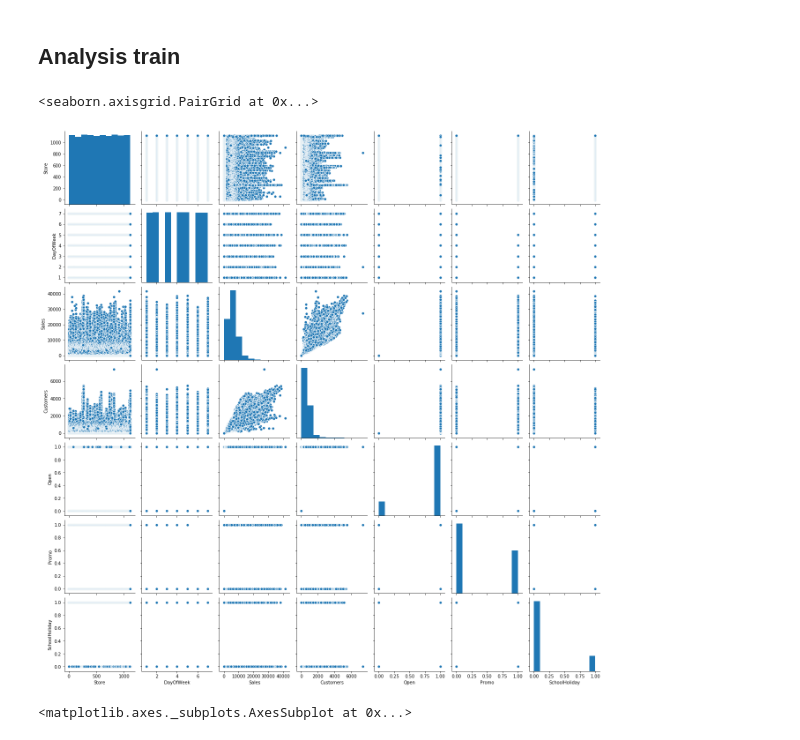
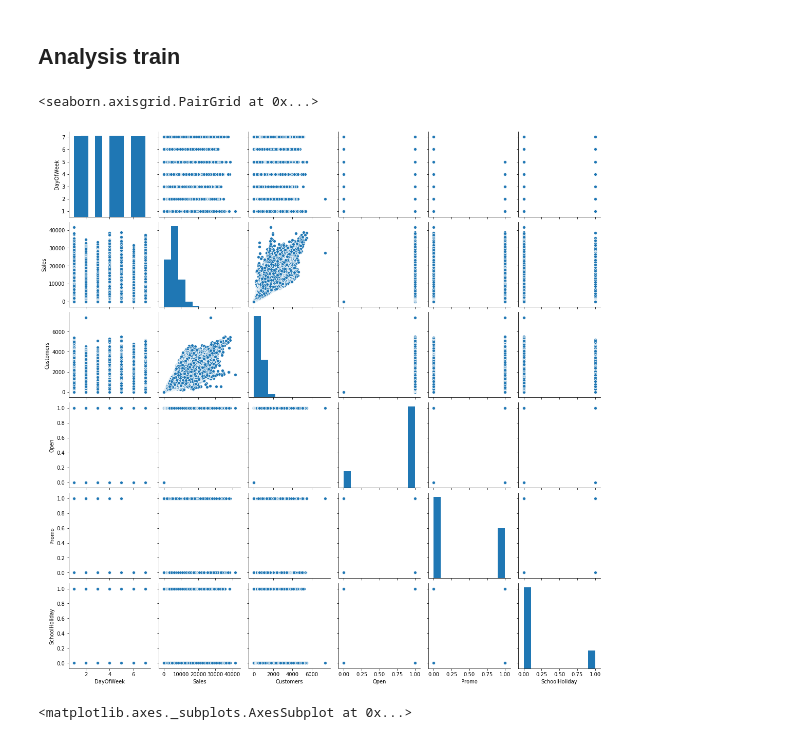
Before and after one commit to BWallyn/PredictSales, a Jupyter notebook: Analysis.ipynb, the cells around one changed output. Drawn from its saved outputs; the diff is of its cells as text; code cells hidden in the pictures.

```diff
--- a/Analysis.ipynb
+++ b/Analysis.ipynb
@@ -86,10 +237,11 @@ sns.pairplot(store)#, hue='StoreType')
 # %% [markdown]
 ## Analysis train
-# %%
-sns.pairplot(train)
-# %% [output]
-<seaborn.axisgrid.PairGrid at 0x...>
-[figure, removed]
+# %%
+columns = ['DayOfWeek', 'Sales', 'Customers', 'Open', 'Promo', 'SchoolHoliday']
+sns.pairplot(train[columns])
+# %% [output]
+<seaborn.axisgrid.PairGrid at 0x...>
+[figure, added]
 # %%
 #sns.distplot(train[train['Sales'] != 0]['Sales'])
 sns.distplot(train['Sales'])
```
Also changed, not shown: parts of 23 cells of this notebook.
